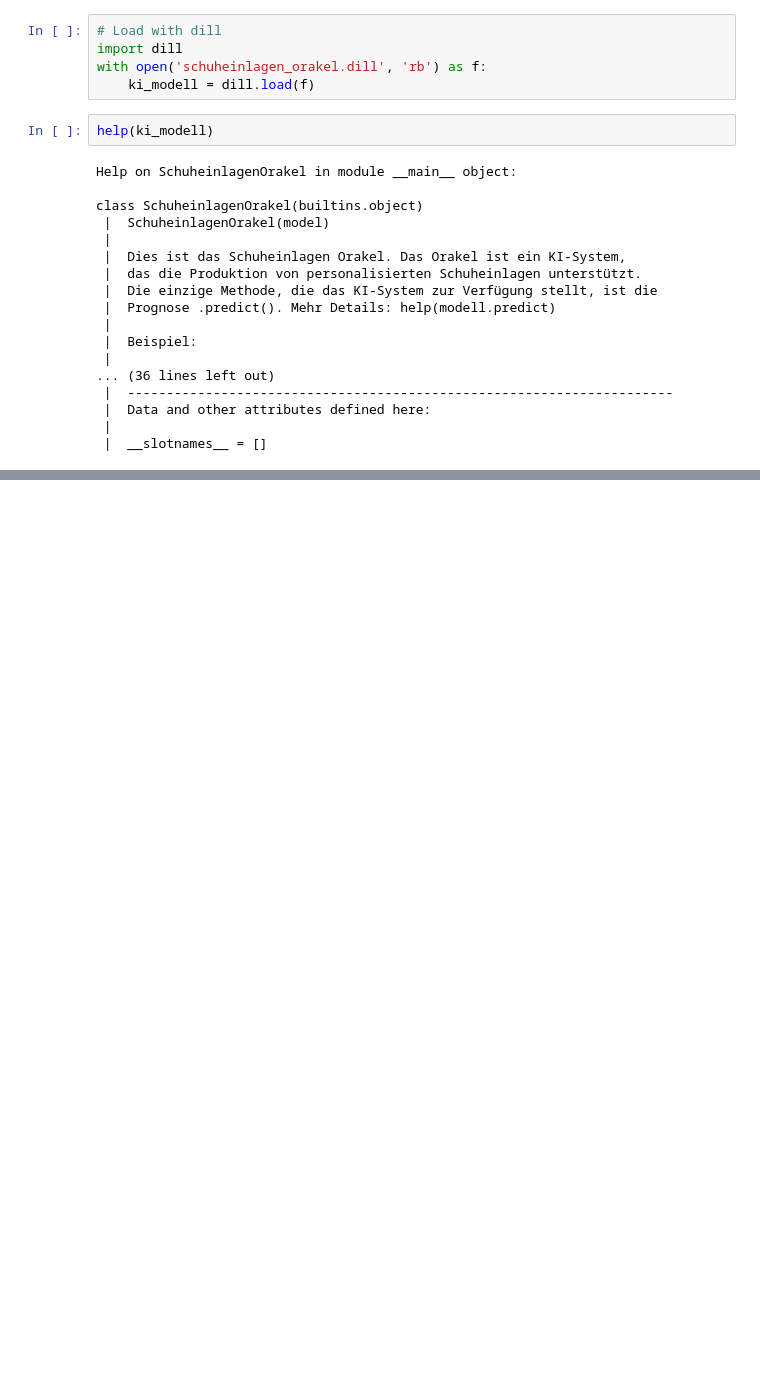
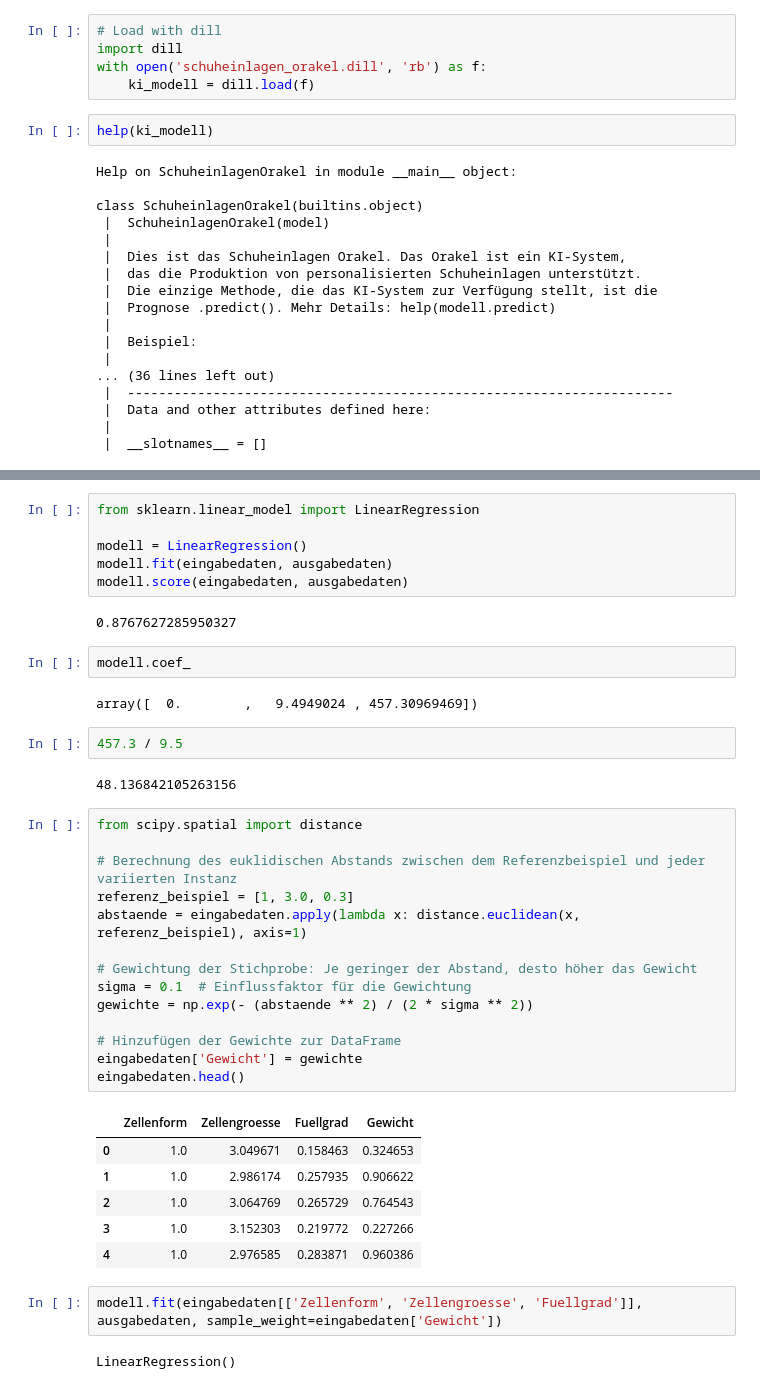
Before and after one commit to gramschs/xai, a Jupyter notebook: doc/tmp.ipynb, the cells around one changed output, grey strips where cells are left out. Cells and saved outputs as stored; diff of their text form; blank space fills up the shorter version.

```diff
--- a/doc/tmp.ipynb
+++ b/doc/tmp.ipynb
@@ -25,0 +83,41 @@ class SchuheinlagenOrakel(builtins.object)
+# %%
+from sklearn.linear_model import LinearRegression
+
+modell = LinearRegression()
+modell.fit(eingabedaten, ausgabedaten)
+modell.score(eingabedaten, ausgabedaten)
+# %% [output]
+0.8767627285950327
+# %%
+modell.coef_
+# %% [output]
+array([  0.        ,   9.4949024 , 457.30969469])
+# %%
+457.3 / 9.5
+# %% [output]
+48.136842105263156
+# %%
+from scipy.spatial import distance
+
+# Berechnung des euklidischen Abstands zwischen dem Referenzbeispiel und jeder variierten Instanz
+referenz_beispiel = [1, 3.0, 0.3]
+abstaende = eingabedaten.apply(lambda x: distance.euclidean(x, referenz_beispiel), axis=1)
+
+# Gewichtung der Stichprobe: Je geringer der Abstand, desto höher das Gewicht
+sigma = 0.1  # Einflussfaktor für die Gewichtung
+gewichte = np.exp(- (abstaende ** 2) / (2 * sigma ** 2))
+
+# Hinzufügen der Gewichte zur DataFrame
+eingabedaten['Gewicht'] = gewichte
+eingabedaten.head()
+# %% [output]
+|  | Zellenform | Zellengroesse | Fuellgrad | Gewicht |
+| 0 | 1.0 | 3.049671 | 0.158463 | 0.324653 |
+| 1 | 1.0 | 2.986174 | 0.257935 | 0.906622 |
+| 2 | 1.0 | 3.064769 | 0.265729 | 0.764543 |
+| 3 | 1.0 | 3.152303 | 0.219772 | 0.227266 |
+| 4 | 1.0 | 2.976585 | 0.283871 | 0.960386 |
+# %%
+modell.fit(eingabedaten[['Zellenform', 'Zellengroesse', 'Fuellgrad']], ausgabedaten, sample_weight=eingabedaten['Gewicht'])
+# %% [output]
+LinearRegression()
```
Also changed, not shown: parts of 8 cells of this notebook, 5 other files.
